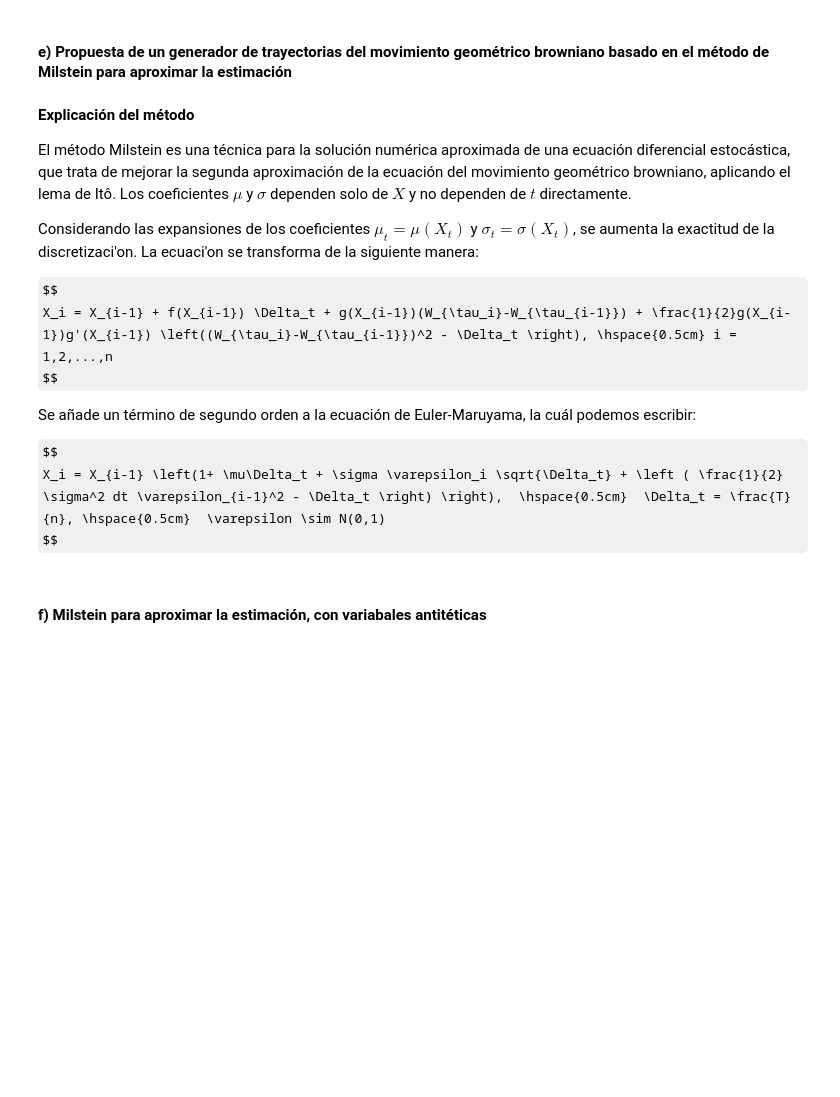
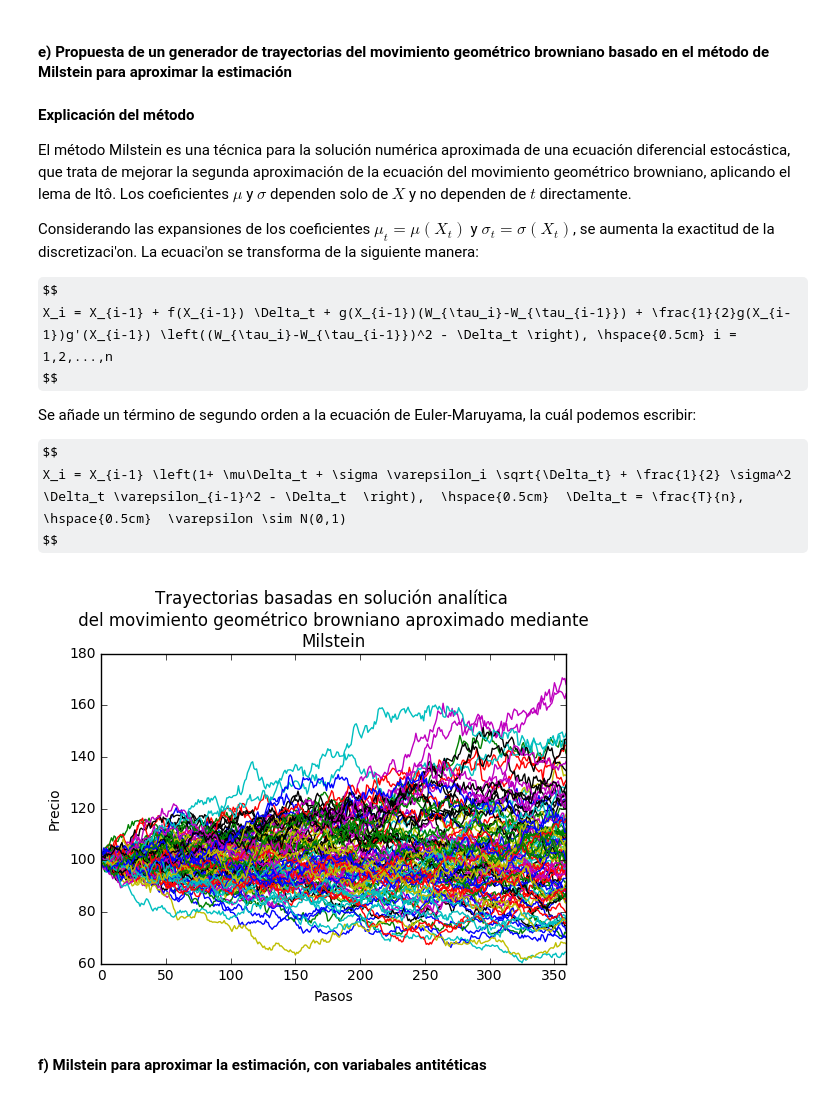
Before and after one commit to RHDZMOTA/simulacion_riesgos, a Jupyter notebook: p1/Trabajo 01 Simulación de Riesgos Financieros.ipynb, the cells around one changed output. Drawn from its saved outputs; the diff is of its cells as text; code cells hidden in the pictures; some formulas as TeX source; blank space fills up the shorter version.

```diff
--- a/p1/Trabajo 01 Simulación de Riesgos Financieros.ipynb
+++ b/p1/Trabajo 01 Simulación de Riesgos Financieros.ipynb
@@ -482,8 +507,31 @@ $$
 Se añade un término de segundo orden a la ecuación de Euler-Maruyama, la cuál podemos escribir:
 
 $$
-X_i = X_{i-1} \left(1+ \mu\Delta_t + \sigma \varepsilon_i \sqrt{\Delta_t} + \left ( \frac{1}{2} \sigma^2 dt \varepsilon_{i-1}^2 - \Delta_t \right) \right),  \hspace{0.5cm}  \Delta_t = \frac{T}{n}, \hspace{0.5cm}  \varepsilon \sim N(0,1)
+X_i = X_{i-1} \left(1+ \mu\Delta_t + \sigma \varepsilon_i \sqrt{\Delta_t} + \frac{1}{2} \sigma^2 \Delta_t \varepsilon_{i-1}^2 - \Delta_t  \right),  \hspace{0.5cm}  \Delta_t = \frac{T}{n}, \hspace{0.5cm}  \varepsilon \sim N(0,1)
 $$
+# %%
+def milsteinTrajectories(S0=100,mu=0,sigma=0.2,T=1,n=360,m=1):
+    dt = T/n
+    rnd = list(map(lambda x: np.random.normal(0,1,n),range(m)))
+
+    # define milstein algorithm
+    def milsteinAlgorithm(x0,x_vect,mu,sigma,dt):
+        milstein_simul = []
+        for i in x_vect:
+            milstein_simul.append(x0*(1+mu*dt+sigma*i*np.sqrt(dt)+(sigma**2*dt*i**2)/2)-dt)
+            x0 = milstein_simul[-1]
+        return np.array(milstein_simul)
+
+    return pd.DataFrame(np.asmatrix(list(map(lambda x: milsteinAlgorithm(x0=S0,x_vect=x,mu=mu,sigma=sigma,dt=dt),rnd))).T)
+# %%
+tray = milsteinTrajectories(m=100)
+tray.plot(legend=False)
+plt.title('Trayectorias basadas en solución analítica \n del movimiento geométrico browniano aproximado mediante \nMilstein')
+plt.ylabel('Precio')
+plt.xlabel('Pasos')
+plt.show()
+# %% [output]
+[figure, added]
 # %% [markdown]
 #### f) Milstein para aproximar la estimación, con variabales antitéticas
 # %% [markdown]
```
Also changed, not shown: parts of 13 cells of this notebook, 2 other files.
